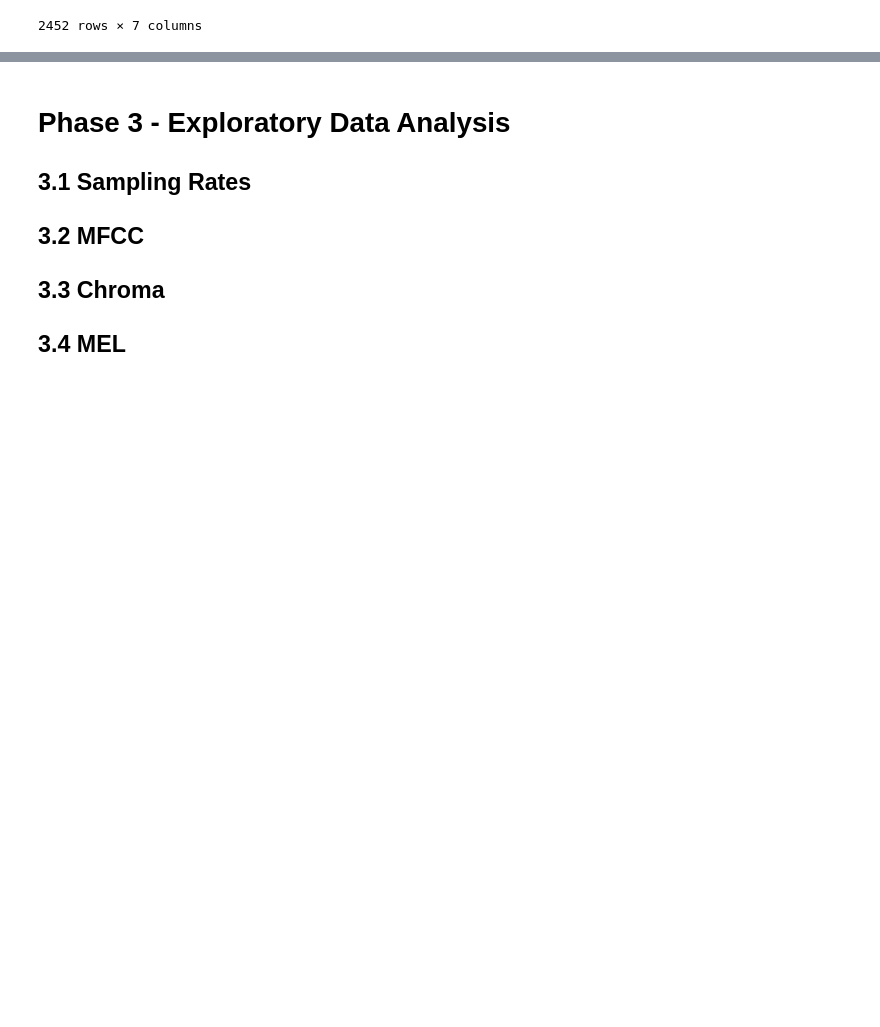
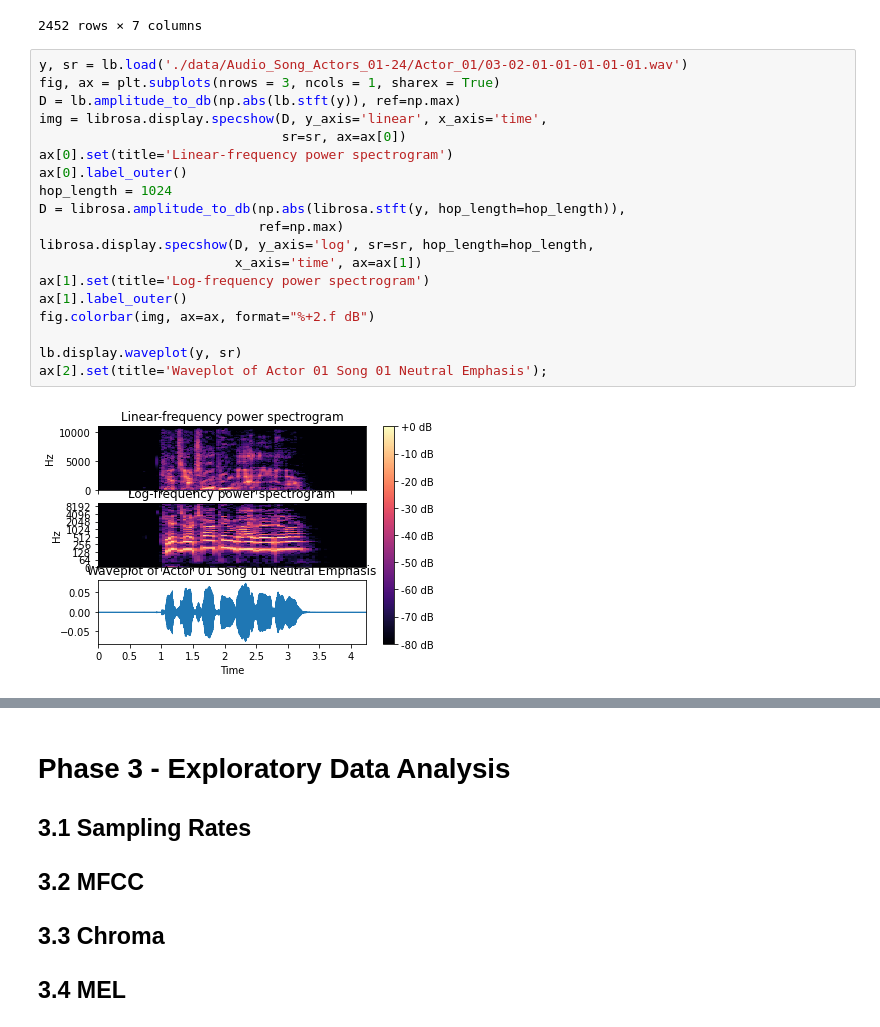
Before and after one commit to kduane/speech_emotion_recognition, a Jupyter notebook: EDA.ipynb, the cells around one changed output, grey strips where cells are left out. Cells and saved outputs as stored; diff of their text form; blank space fills up the shorter version.

Commit message:
spectrogram and waveplot visualizations working

```diff
--- a/EDA.ipynb
+++ b/EDA.ipynb
@@ -167,3 +168,24 @@ s_df
 | 03-01-08-01-01-01-19 | speech | surprised | normal | Kids are talking by the door | 01 | 19 | [-695.0343017578125, 89.542282104... |
 | 03-01-01-01-02-02-23 | speech | neutral | normal | Dogs are sitting by the door | 02 | 23 | [-645.5985107421875, 73.785171508... |
 2452 rows × 7 columns
+# %%
+y, sr = lb.load('./data/Audio_Song_Actors_01-24/Actor_01/03-02-01-01-01-01-01.wav')
+fig, ax = plt.subplots(nrows = 3, ncols = 1, sharex = True)
+D = lb.amplitude_to_db(np.abs(lb.stft(y)), ref=np.max)
+img = librosa.display.specshow(D, y_axis='linear', x_axis='time',
+                               sr=sr, ax=ax[0])
+ax[0].set(title='Linear-frequency power spectrogram')
+ax[0].label_outer()
+hop_length = 1024
+D = librosa.amplitude_to_db(np.abs(librosa.stft(y, hop_length=hop_length)),
+                            ref=np.max)
+librosa.display.specshow(D, y_axis='log', sr=sr, hop_length=hop_length,
+                         x_axis='time', ax=ax[1])
+ax[1].set(title='Log-frequency power spectrogram')
+ax[1].label_outer()
+fig.colorbar(img, ax=ax, format="%+2.f dB")
+
+lb.display.waveplot(y, sr)
+ax[2].set(title='Waveplot of Actor 01 Song 01 Neutral Emphasis');
+# %% [output]
+[figure, added]
```
Also changed, not shown: parts of 5 cells of this notebook.
